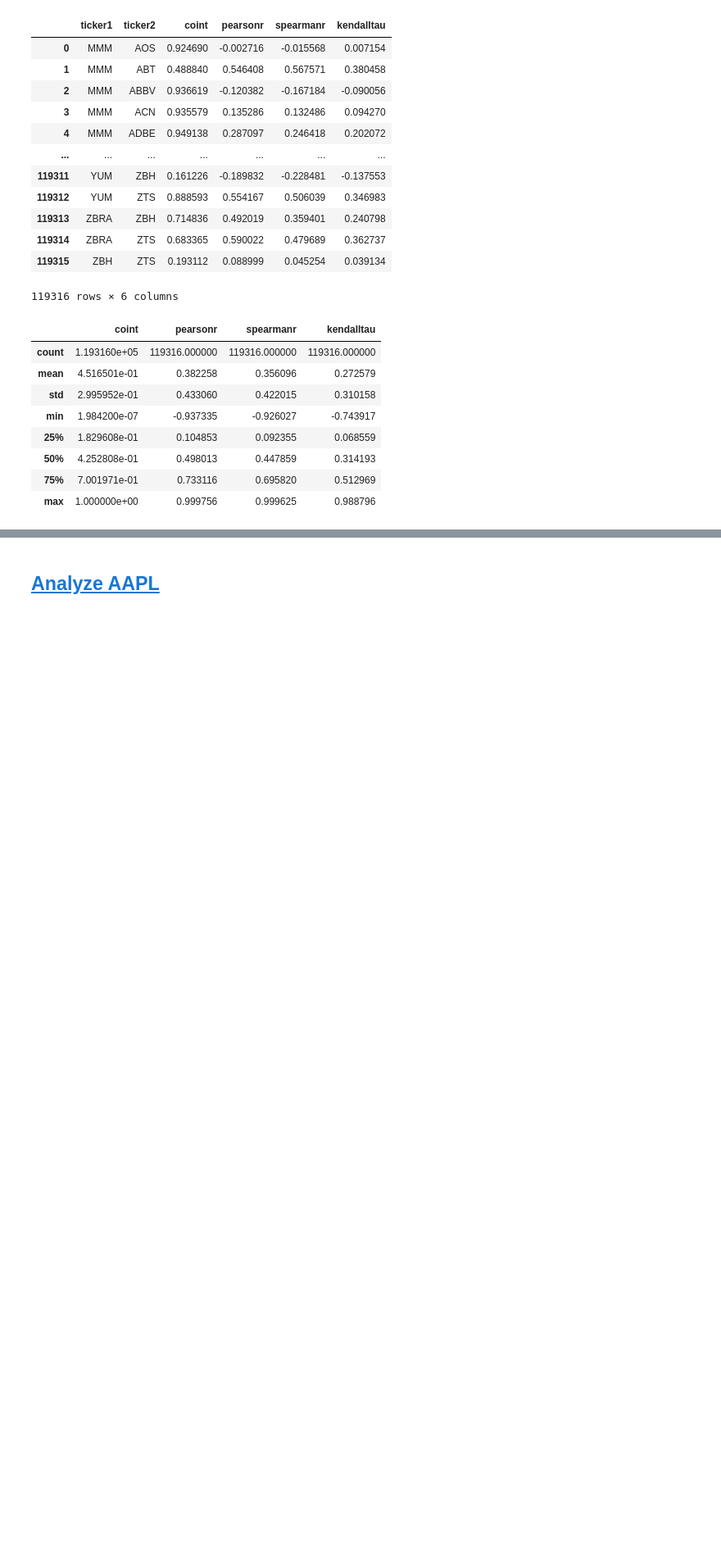
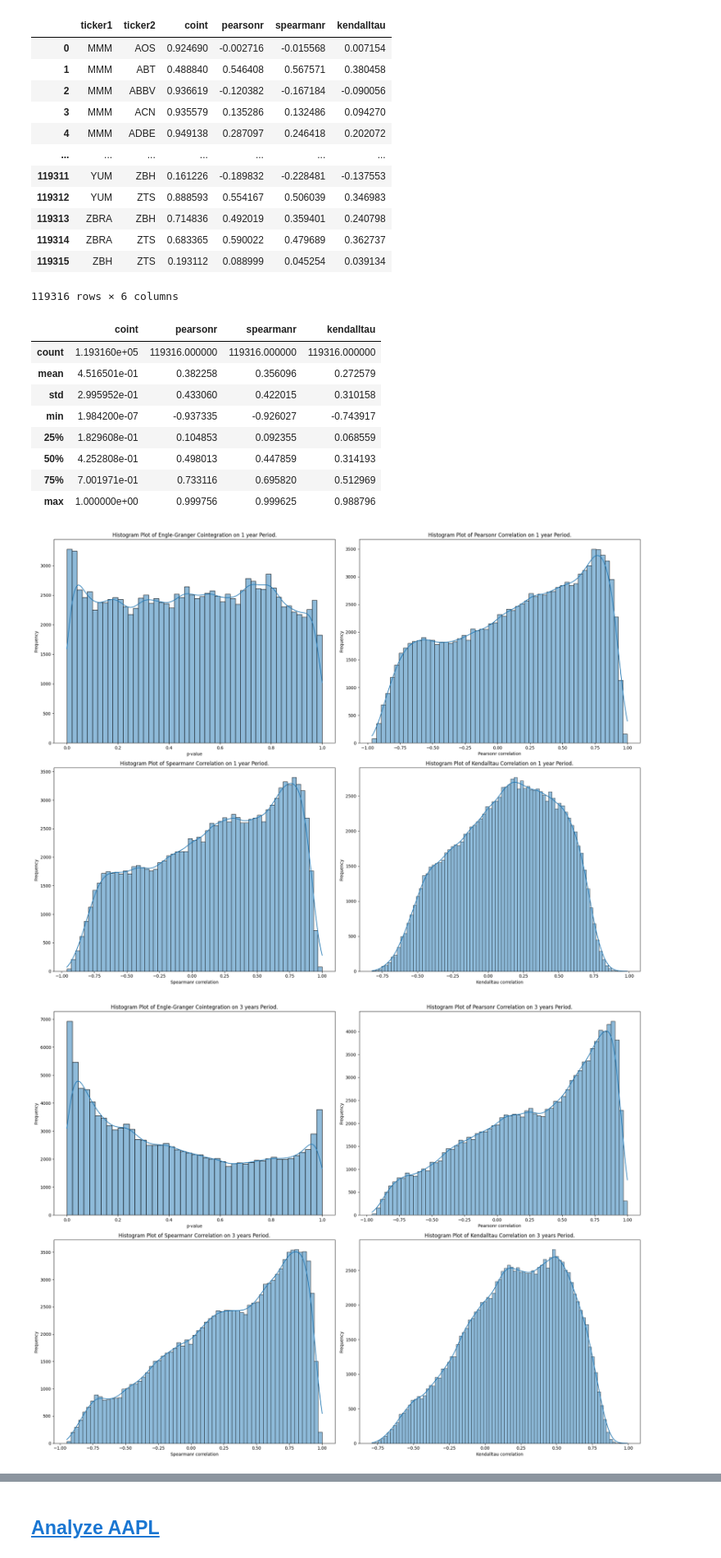
Before and after one commit to CKAbundant/sentiment, a Jupyter notebook: poc.ipynb, the cells around one changed output, grey strips where cells are left out. Shown at 82% size. Saved outputs shown, nothing was run; the diff lists cells and outputs as text; code cells hidden in the pictures; blank space fills up the shorter version.

```diff
--- a/poc.ipynb
+++ b/poc.ipynb
@@ -530,3 +534,9 @@ df_5y.describe()
 | 50% | 4.252808e-01 | 0.498013 | 0.447859 | 0.314193 |
 | 75% | 7.001971e-01 | 0.733116 | 0.695820 | 0.512969 |
 | max | 1.000000e+00 | 0.999756 | 0.999625 | 0.988796 |
+# %%
+plot_coint_corr = PlotCointCorr(date="2025-04-01")
+plot_coint_corr.run()
+# %% [output]
+[figure, added]
+[figure, added]
```
Also changed, not shown: parts of 11 cells of this notebook, 4 other files.
